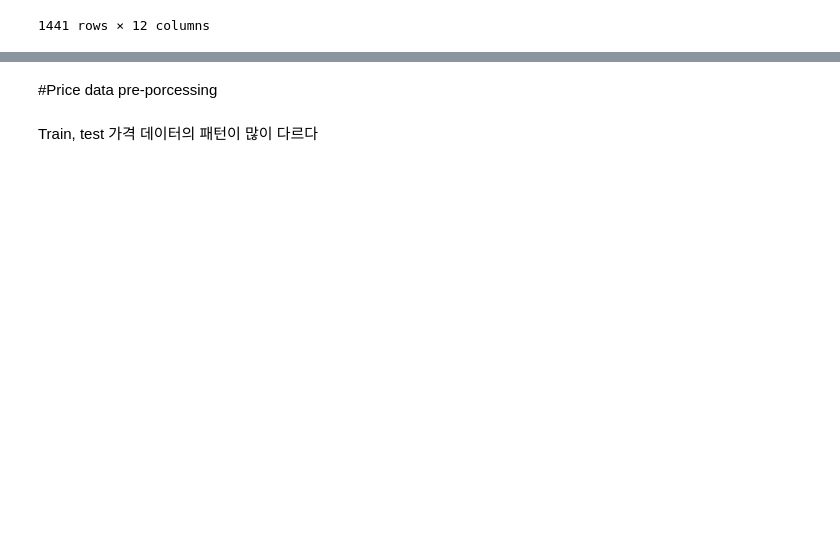
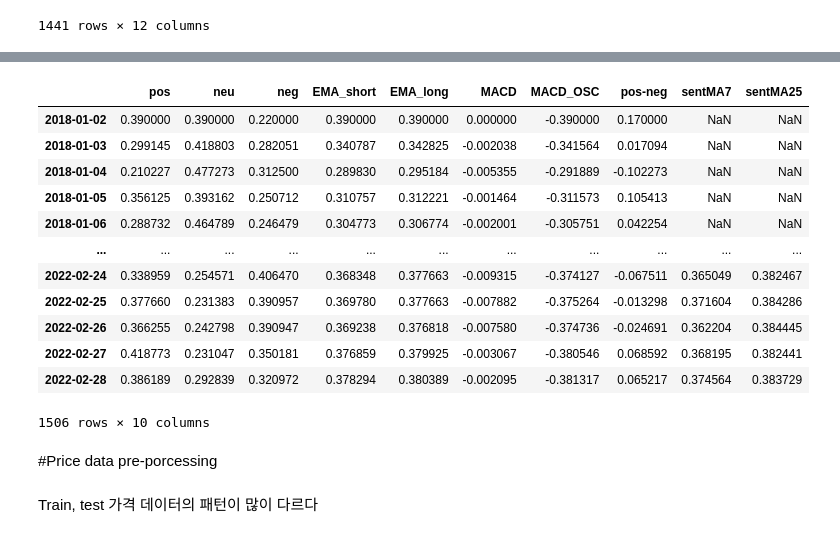
Before and after one commit to CryptoNLP/bitcoin_price_prediction_with_SNS_sentiment, a Jupyter notebook: Predict_direction_with_lstm.ipynb, the cells around one changed output, grey strips where cells are left out. Cells and saved outputs as stored; diff of their text form; code cells hidden in the pictures; blank space fills up the shorter version.

```diff
--- a/Predict_direction_with_lstm.ipynb
+++ b/Predict_direction_with_lstm.ipynb
@@ -140,3 +171,30 @@ total
+# %%
+#total daily sentiment ratio load
+total_BERT = pd.read_csv(f'{path_capstone}sent_total_bert.csv')
+
+total_BERT.set_index('day', inplace=True)
+
+#make other sentiment features
+total_BERT['sentMA7'] = total_BERT.pos.rolling(window=7, min_periods=7).mean()
+total_BERT['sentMA25'] = total_BERT.pos.rolling(window=25, min_periods=25).mean()
+
+format = '%Y-%m-%d'
+total_BERT.index = list(map(lambda x: datetime.strptime(x, format), total_BERT.index))
+total_BERT
+# %% [output]
+|  | pos | neu | neg | EMA_short | EMA_long | MACD | MACD_OSC | pos-neg | sentMA7 | sentMA25 |
+| 2018-01-02 | 0.390000 | 0.390000 | 0.220000 | 0.390000 | 0.390000 | 0.000000 | -0.390000 | 0.170000 | NaN | NaN |
+| 2018-01-03 | 0.299145 | 0.418803 | 0.282051 | 0.340787 | 0.342825 | -0.002038 | -0.341564 | 0.017094 | NaN | NaN |
+| 2018-01-04 | 0.210227 | 0.477273 | 0.312500 | 0.289830 | 0.295184 | -0.005355 | -0.291889 | -0.102273 | NaN | NaN |
+| 2018-01-05 | 0.356125 | 0.393162 | 0.250712 | 0.310757 | 0.312221 | -0.001464 | -0.311573 | 0.105413 | NaN | NaN |
+| 2018-01-06 | 0.288732 | 0.464789 | 0.246479 | 0.304773 | 0.306774 | -0.002001 | -0.305751 | 0.042254 | NaN | NaN |
+| ... | ... | ... | ... | ... | ... | ... | ... | ... | ... | ... |
+| 2022-02-24 | 0.338959 | 0.254571 | 0.406470 | 0.368348 | 0.377663 | -0.009315 | -0.374127 | -0.067511 | 0.365049 | 0.382467 |
+| 2022-02-25 | 0.377660 | 0.231383 | 0.390957 | 0.369780 | 0.377663 | -0.007882 | -0.375264 | -0.013298 | 0.371604 | 0.384286 |
+| 2022-02-26 | 0.366255 | 0.242798 | 0.390947 | 0.369238 | 0.376818 | -0.007580 | -0.374736 | -0.024691 | 0.362204 | 0.384445 |
+| 2022-02-27 | 0.418773 | 0.231047 | 0.350181 | 0.376859 | 0.379925 | -0.003067 | -0.380546 | 0.068592 | 0.368195 | 0.382441 |
+| 2022-02-28 | 0.386189 | 0.292839 | 0.320972 | 0.378294 | 0.380389 | -0.002095 | -0.381317 | 0.065217 | 0.374564 | 0.383729 |
+1506 rows × 10 columns
 # %% [markdown]
 #Price data pre-porcessing
 # %%
```
Also changed, not shown: parts of 83 cells of this notebook.
